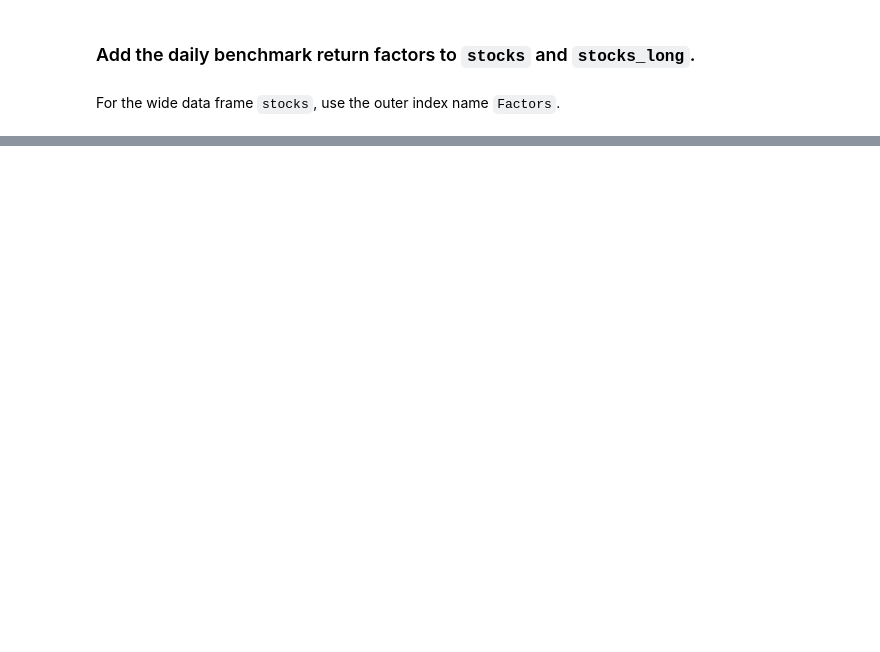
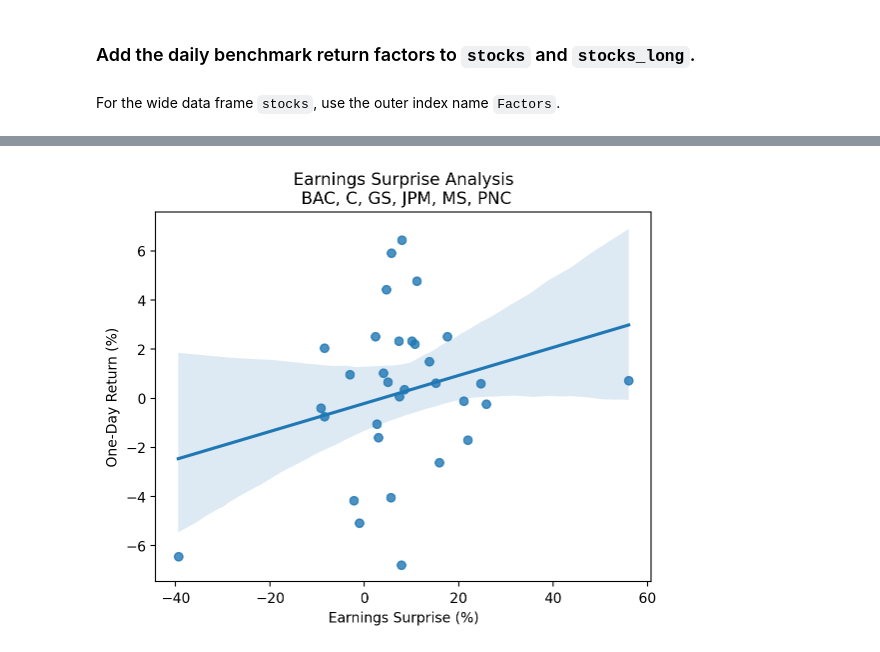
Before and after one commit to richard-herron/fina-6333-2024-spring, a Jupyter notebook: Notebooks/mckinney_08_practice_03.ipynb, the cells around one changed output, grey strips where cells are left out. Cells and saved outputs as stored; diff of their text form; code cells hidden in the pictures; blank space fills up the shorter version.

```diff
--- a/Notebooks/mckinney_08_practice_03.ipynb
+++ b/Notebooks/mckinney_08_practice_03.ipynb
@@ -89,0 +355,13 @@ The current version of `yf.download()` does not accept a `session=` argument.
+# %%
+sns.regplot(
+    data=surprises[['Surprise(%)', 'Returns']].mul(100),
+    x='Surprise(%)',
+    y='Returns'
+)
+
+plt.xlabel('Earnings Surprise (%)')
+plt.ylabel('One-Day Return (%)')
+plt.title(f'Earnings Surprise Analysis\n {', '.join(tickers.tickers)}')
+plt.show()
+# %% [output]
+[figure, added]
```
Also changed, not shown: parts of 67 cells of this notebook, 5 other files.
